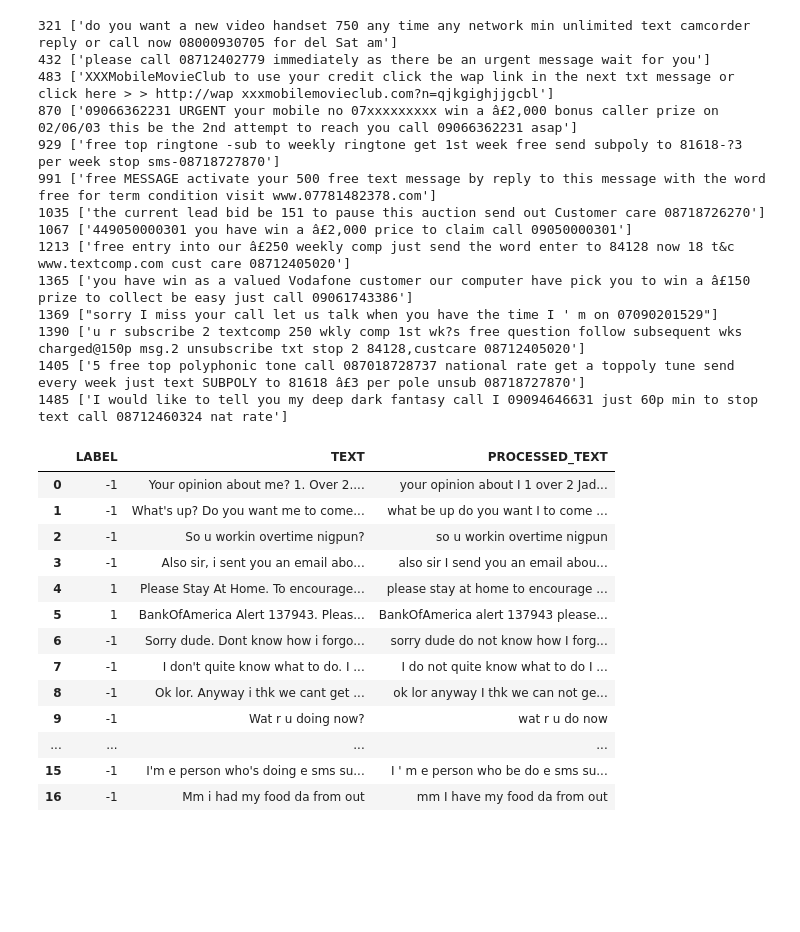
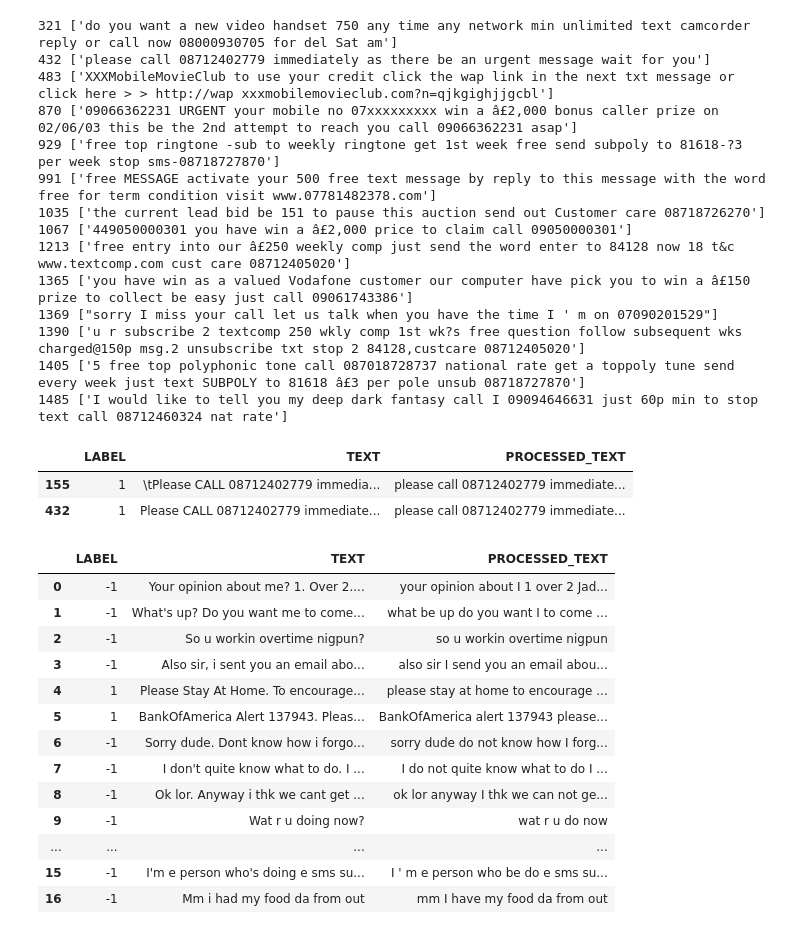
Before and after one commit to DanielShenrique/modelo_de_machine_learning, a Jupyter notebook: app.ipynb, the cells around one changed output. Cells and saved outputs as stored; diff of their text form; code cells hidden in the pictures; blank space fills up the shorter version.

```diff
--- a/app.ipynb
+++ b/app.ipynb
@@ -337,5 +340,11 @@ for x in df_teste["PROCESSED_TEXT"].duplicated():
 1390 ['u r subscribe 2 textcomp 250 wkly comp 1st wk?s free question follow subsequent wks charged@150p msg.2 unsubscribe txt stop 2 84128,custcare 08712405020']
 1405 ['5 free top polyphonic tone call 087018728737 national rate get a toppoly tune send every week just text SUBPOLY to 81618 â£3 per pole unsub 08718727870']
 1485 ['I would like to tell you my deep dark fantasy call I 09094646631 just 60p min to stop text call 08712460324 nat rate']
+# %%
+df_teste[df_teste["PROCESSED_TEXT"] == "please call 08712402779 immediately as there be an urgent message wait for you"]
+# %% [output]
+|  | LABEL | TEXT | PROCESSED_TEXT |
+| 155 | 1 | \tPlease CALL 08712402779 immedia... | please call 08712402779 immediate... |
+| 432 | 1 | Please CALL 08712402779 immediate... | please call 08712402779 immediate... |
 # %%
 df_teste.drop([321, 483, 1035, 1213, 67, 1118], inplace=True)
```
Also changed, not shown: parts of 19 cells of this notebook.
